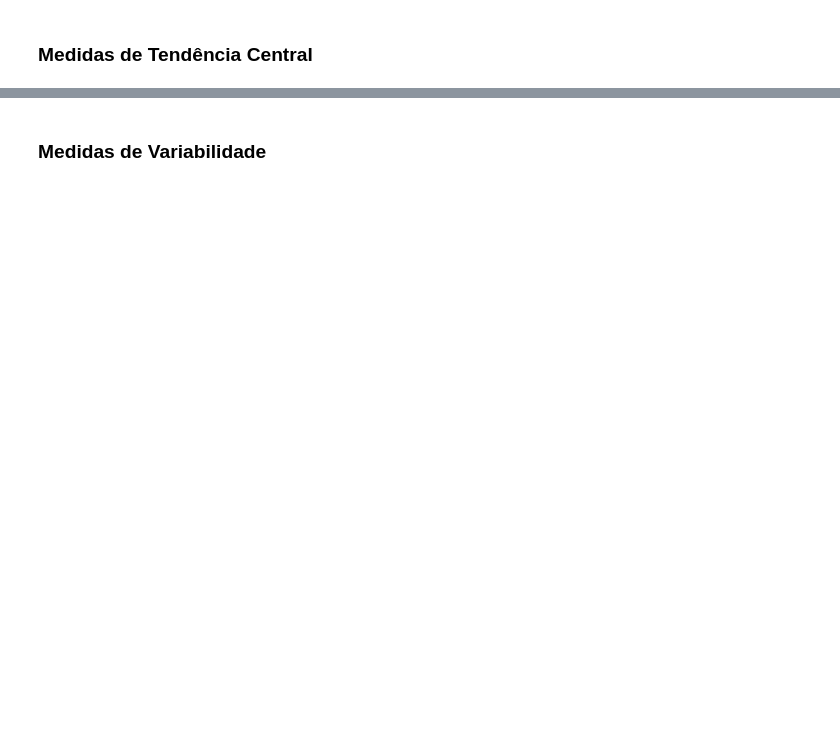
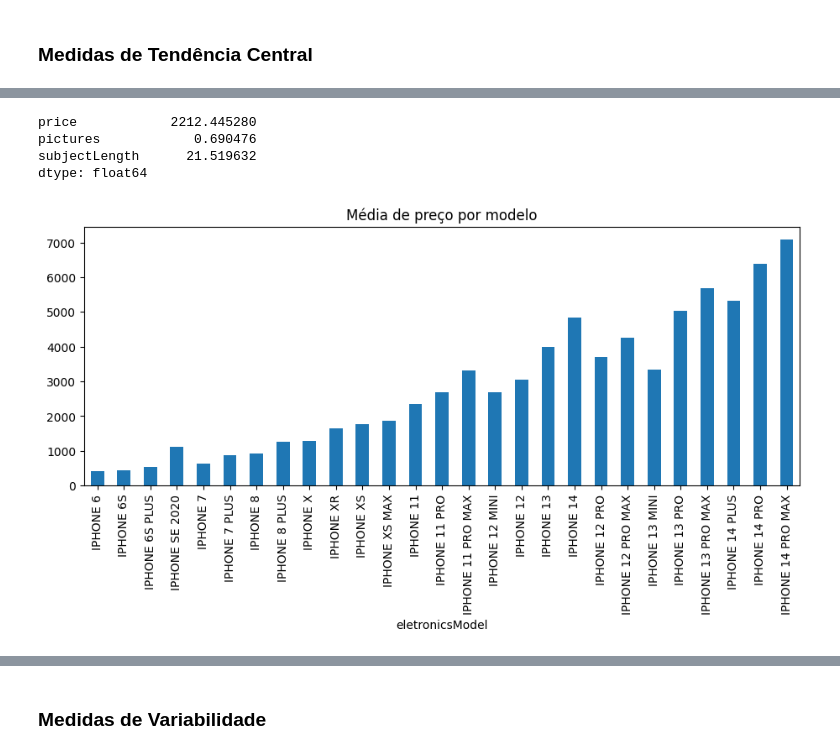
Before and after one commit to vauxgomes/ufc-ckp9011, a Jupyter notebook: analysis/iphones-olx-ce-analysis.ipynb, the cells around one changed output, grey strips where cells are left out. Cells and saved outputs as stored; diff of their text form; code cells hidden in the pictures; blank space fills up the shorter version.

```diff
--- a/analysis/iphones-olx-ce-analysis.ipynb
+++ b/analysis/iphones-olx-ce-analysis.ipynb
@@ -49,0 +112,16 @@ df.adDate = pd.to_datetime(df.adDate, unit='s')
+# %%
+df[['price', 'pictures', 'subjectLength']].mean()
+# %% [output]
+price            2212.445280
+pictures            0.690476
+subjectLength      21.519632
+dtype: float64
+# %%
+g_model = df.groupby(['eletronicsModel'])
+g_storage = df.groupby(['storage'])
+g_color = df.groupby(['color'])
+# %%
+_ = g_model[['price', 'modelOrder']].mean().sort_values(['modelOrder'])['price'] \
+    .plot(kind='bar', figsize=(11,4), title='Média de preço por modelo')
+# %% [output]
+[figure, added]
```
Also changed, not shown: parts of 18 cells of this notebook, 1 other file.
